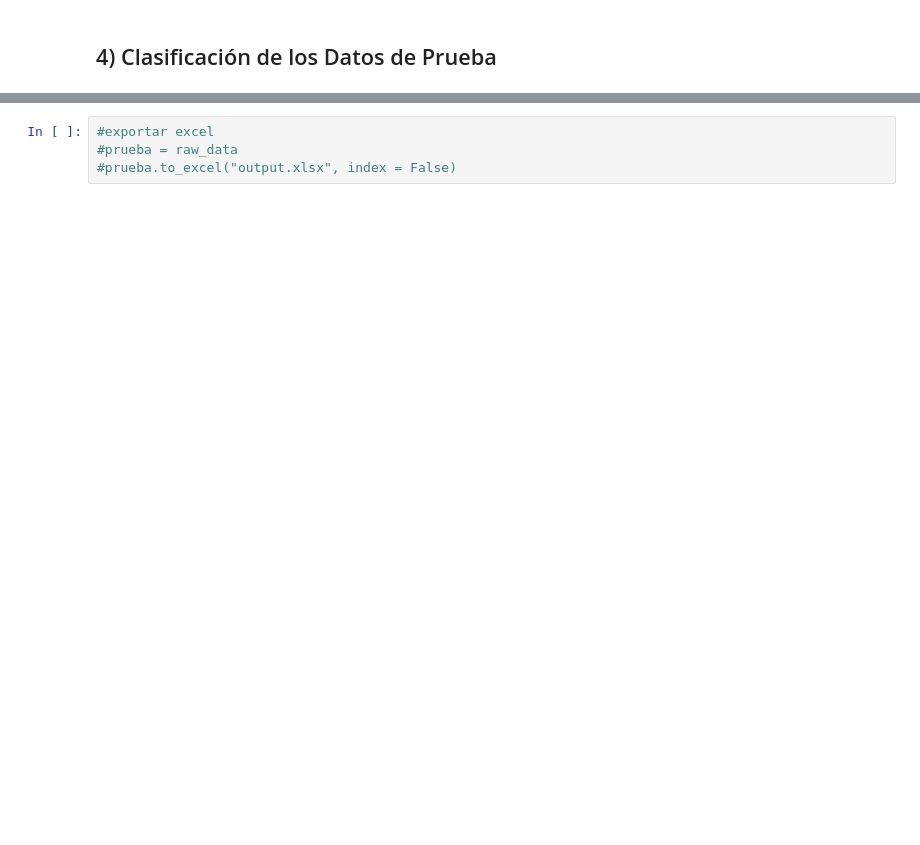
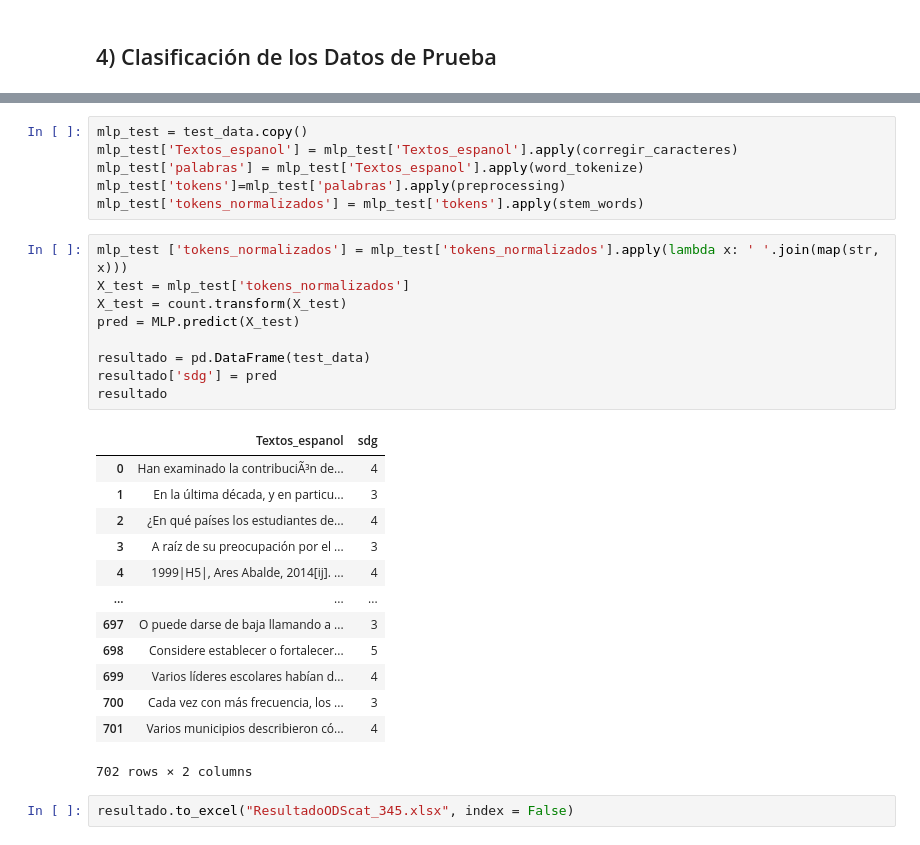
Before and after one commit to BI-DATASCIENCE/Proyecto-1, a Jupyter notebook: Proyecto1.ipynb, the cells around one changed output, grey strips where cells are left out. Saved outputs shown, nothing was run; the diff lists cells and outputs as text; blank space fills up the shorter version.

```diff
--- a/Proyecto1.ipynb
+++ b/Proyecto1.ipynb
@@ -465,4 +484,31 @@ Tokens como 'pais', 'mejor' y 'pued' se encuentran en cantidades similares a tra
+# %%
+mlp_test = test_data.copy()
+mlp_test['Textos_espanol'] = mlp_test['Textos_espanol'].apply(corregir_caracteres)
+mlp_test['palabras'] = mlp_test['Textos_espanol'].apply(word_tokenize)
+mlp_test['tokens']=mlp_test['palabras'].apply(preprocessing)
+mlp_test['tokens_normalizados'] = mlp_test['tokens'].apply(stem_words)
+# %%
+mlp_test ['tokens_normalizados'] = mlp_test['tokens_normalizados'].apply(lambda x: ' '.join(map(str, x)))
+X_test = mlp_test['tokens_normalizados']
+X_test = count.transform(X_test)
+pred = MLP.predict(X_test)
+
+resultado = pd.DataFrame(test_data)
+resultado['sdg'] = pred
+resultado
+# %% [output]
+|  | Textos_espanol | sdg |
+| 0 | Han examinado la contribuciÃ³n de... | 4 |
+| 1 | En la última década, y en particu... | 3 |
+| 2 | ¿En qué países los estudiantes de... | 4 |
+| 3 | A raíz de su preocupación por el ... | 3 |
+| 4 | 1999|H5|, Ares Abalde, 2014[ij]. ... | 4 |
+| ... | ... | ... |
+| 697 | O puede darse de baja llamando a ... | 3 |
+| 698 | Considere establecer o fortalecer... | 5 |
+| 699 | Varios líderes escolares habían d... | 4 |
+| 700 | Cada vez con más frecuencia, los ... | 3 |
+| 701 | Varios municipios describieron có... | 4 |
+702 rows × 2 columns
 # %%
-#exportar excel
-#prueba = raw_data
-#prueba.to_excel("output.xlsx", index = False)
+resultado.to_excel("ResultadoODScat_345.xlsx", index = False)
```
Also changed, not shown: parts of 8 cells of this notebook, 3 other files.
